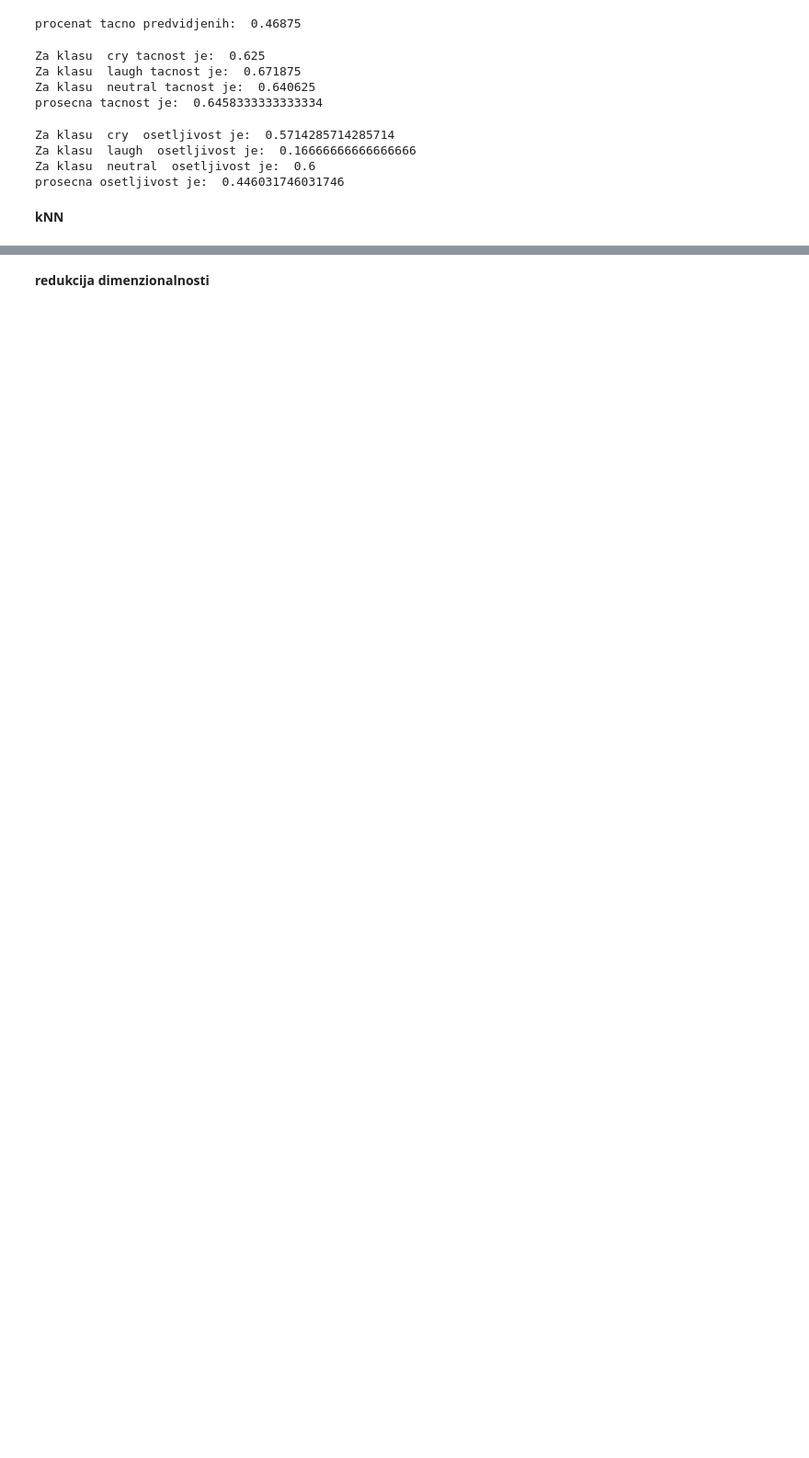
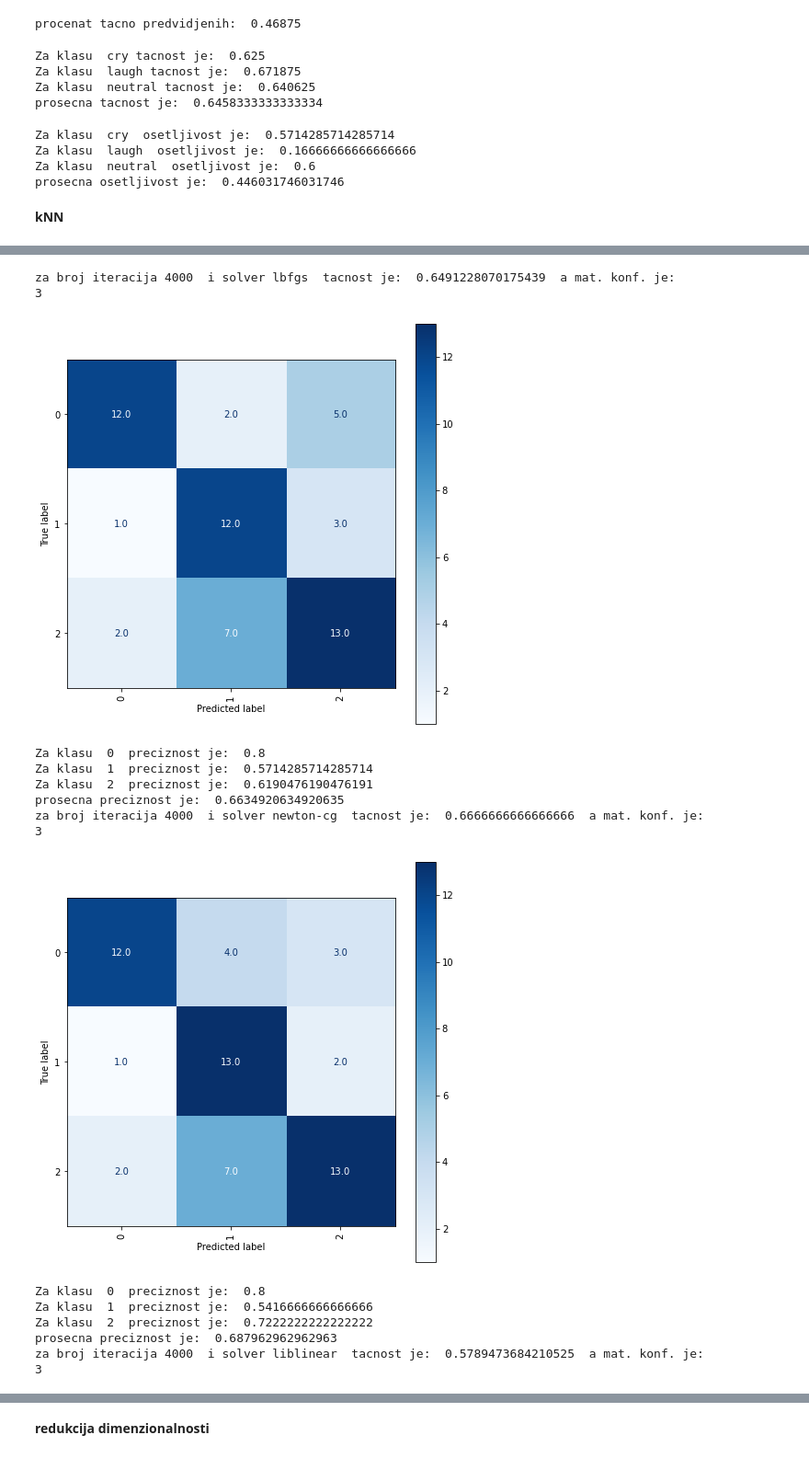
Before and after one commit to Lanak00/ML-audio-classification, a Jupyter notebook: PO_projekat.ipynb, the cells around one changed output, grey strips where cells are left out. Shown at 92% size. Saved outputs shown, nothing was run; the diff lists cells and outputs as text; code cells hidden in the pictures; blank space fills up the shorter version.

```diff
--- a/PO_projekat.ipynb
+++ b/PO_projekat.ipynb
@@ -454,0 +454,45 @@ y1 = y1.astype('int')
+# %%
+kf = StratifiedKFold(n_splits=3, shuffle=True, random_state=42)
+acc = []
+for num in [4000, 5000, 10000, 15000]:
+    for solv in ['lbfgs', 'newton-cg', 'liblinear', 'sag', 'saga']:
+        indexes = kf.split(x_train, y_train)
+        acc_tmp = []
+        fin_conf_mat = np.zeros((len(np.unique(y)),len(np.unique(y))))
+        for train_index, test_index in indexes:
+            classifier = LogisticRegression(max_iter = num, solver = solv)
+            classifier.fit(x_train.iloc[train_index,:],y_train.iloc[train_index])
+            y_pred = classifier.predict(x_train.iloc[test_index,:])
+            acc_tmp.append(accuracy_score(y_train.iloc[test_index], y_pred))
+            fin_conf_mat += confusion_matrix(y_train.iloc[test_index], y_pred, labels=classifier.classes_)
+        print('za broj iteracija', num, ' i solver', solv, ' tacnost je: ', np.mean(acc_tmp), ' a mat. konf. je:')
+        print(fin_conf_mat.shape[0])
+        #print(fin_conf_mat)
+
+        plt.rcParams['figure.figsize'] = [8, 8]
+        disp = ConfusionMatrixDisplay(confusion_matrix =fin_conf_mat,  display_labels=classifier.classes_)
+        disp.plot(cmap="Blues", values_format='', xticks_rotation=90)
+        plt.show()
+
+        avg_prec = precision_by_class(fin_conf_mat, classifier.classes_)
+        print('prosecna preciznost je: ', avg_prec)
+
+        acc.append(np.mean(acc_tmp))
+print('najbolja tacnost je u iteraciji broj: ', np.argmax(acc))
+# %% [output]
+za broj iteracija 4000  i solver lbfgs  tacnost je:  0.6491228070175439  a mat. konf. je:
+3
+[figure, added]
+Za klasu  0  preciznost je:  0.8
+Za klasu  1  preciznost je:  0.5714285714285714
+Za klasu  2  preciznost je:  0.6190476190476191
+prosecna preciznost je:  0.6634920634920635
+za broj iteracija 4000  i solver newton-cg  tacnost je:  0.6666666666666666  a mat. konf. je:
+3
+[figure, added]
+Za klasu  0  preciznost je:  0.8
+Za klasu  1  preciznost je:  0.5416666666666666
+Za klasu  2  preciznost je:  0.7222222222222222
+prosecna preciznost je:  0.687962962962963
+za broj iteracija 4000  i solver liblinear  tacnost je:  0.5789473684210525  a mat. konf. je:
+3
```
Also changed, not shown: parts of 19 cells of this notebook.
